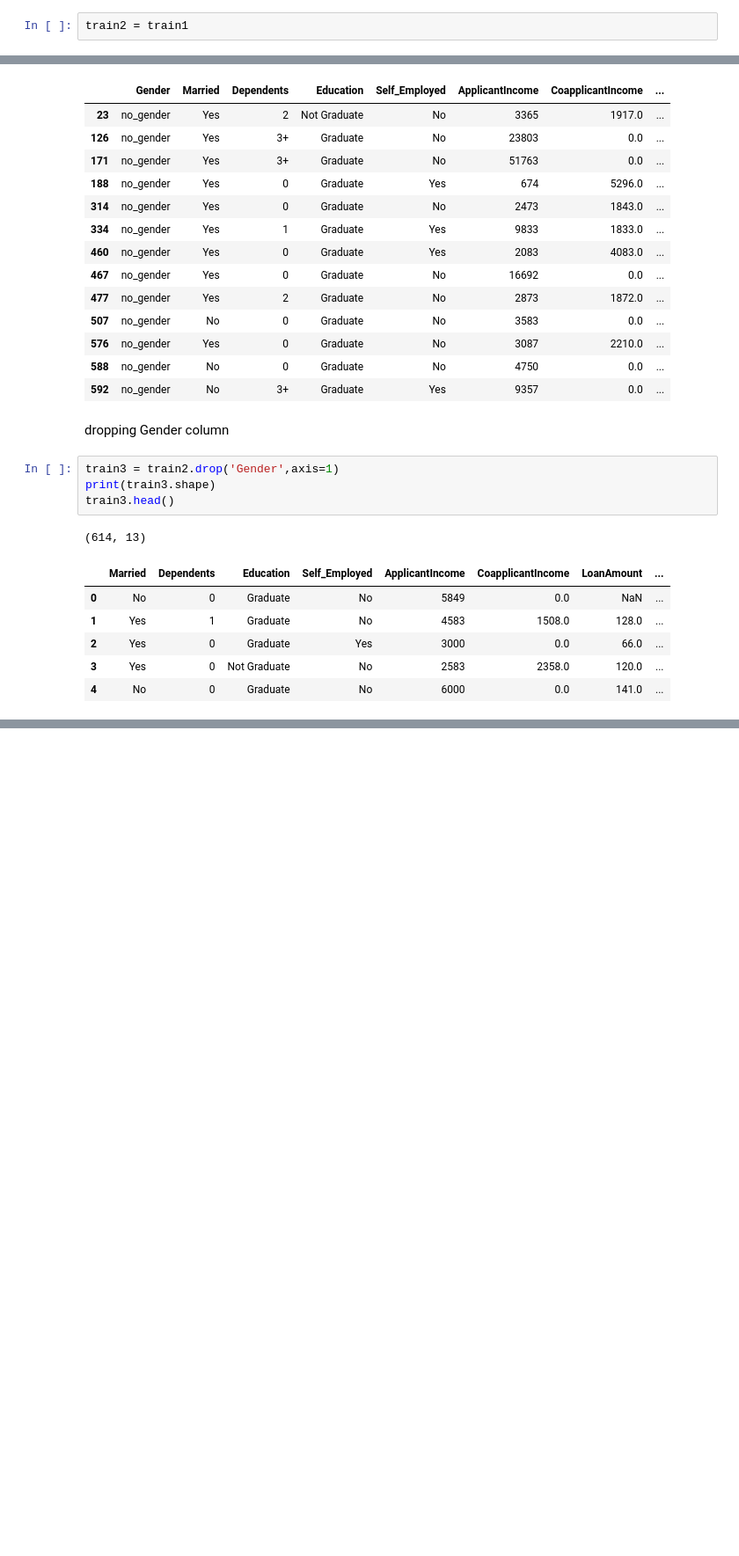
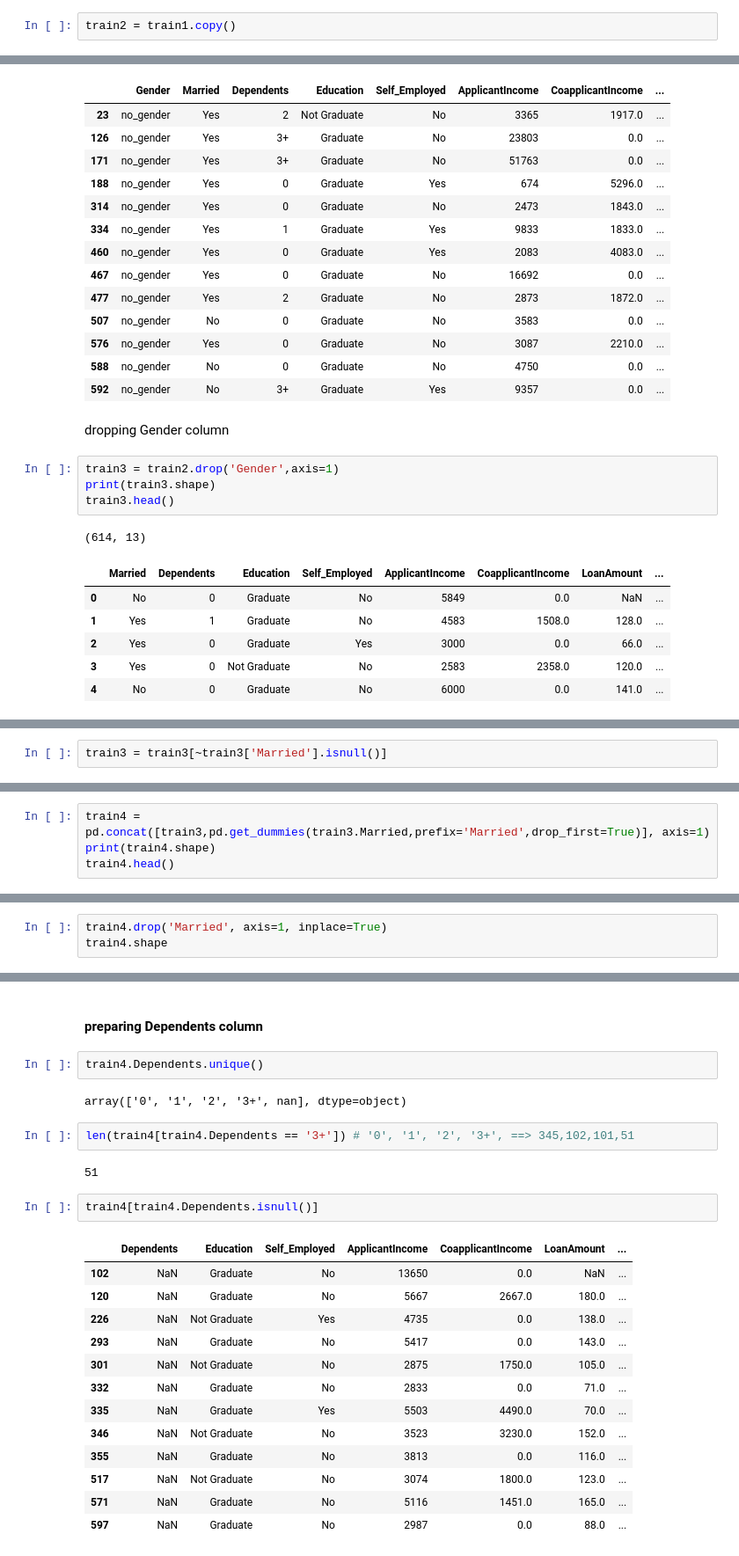
Before and after one commit to OlubiyiMosope/Loan_prediction, a Jupyter notebook: Loan Prediction.ipynb, the cells around one changed output, grey strips where cells are left out. Shown: that part at 88% size. Drawn from its saved outputs; the diff is of its cells as text; blank space fills up the shorter version.

```diff
--- a/Loan Prediction.ipynb
+++ b/Loan Prediction.ipynb
@@ -153,7 +170,7 @@ train1.Gender.unique()
 # %% [output]
 array(['Male', 'Female', nan], dtype=object)
 # %%
-train2 = train1
+train2 = train1.copy()
 # %%
 train2.Gender = train1.Gender.fillna(value='no_gender')
 # %%
@@ -221,0 +255,2 @@ train3.head()
+# %%
+train3 = train3[~train3['Married'].isnull()]
@@ -221,0 +270,4 @@ train3.head()
+# %%
+train4 = pd.concat([train3,pd.get_dummies(train3.Married,prefix='Married',drop_first=True)], axis=1)
+print(train4.shape)
+train4.head()
@@ -221,0 +282,3 @@ train3.head()
+# %%
+train4.drop('Married', axis=1, inplace=True)
+train4.shape
@@ -221,0 +311,26 @@ train3.head()
+# %% [markdown]
+#### preparing Dependents column
+# %%
+train4.Dependents.unique()
+# %% [output]
+array(['0', '1', '2', '3+', nan], dtype=object)
+# %%
+len(train4[train4.Dependents == '3+']) # '0', '1', '2', '3+', ==> 345,102,101,51
+# %% [output]
+51
+# %%
+train4[train4.Dependents.isnull()]
+# %% [output]
+|  | Dependents | Education | Self_Employed | ApplicantIncome | CoapplicantIncome | LoanAmount | ... |
+| 102 | NaN | Graduate | No | 13650 | 0.0 | NaN | ... |
+| 120 | NaN | Graduate | No | 5667 | 2667.0 | 180.0 | ... |
+| 226 | NaN | Not Graduate | Yes | 4735 | 0.0 | 138.0 | ... |
+| 293 | NaN | Graduate | No | 5417 | 0.0 | 143.0 | ... |
+| 301 | NaN | Not Graduate | No | 2875 | 1750.0 | 105.0 | ... |
+| 332 | NaN | Graduate | No | 2833 | 0.0 | 71.0 | ... |
+| 335 | NaN | Graduate | Yes | 5503 | 4490.0 | 70.0 | ... |
+| 346 | NaN | Not Graduate | No | 3523 | 3230.0 | 152.0 | ... |
+| 355 | NaN | Graduate | No | 3813 | 0.0 | 116.0 | ... |
+| 517 | NaN | Not Graduate | No | 3074 | 1800.0 | 123.0 | ... |
+| 571 | NaN | Graduate | No | 5116 | 1451.0 | 165.0 | ... |
+| 597 | NaN | Graduate | No | 2987 | 0.0 | 88.0 | ... |
```
Also changed, not shown: parts of 30 cells of this notebook.
